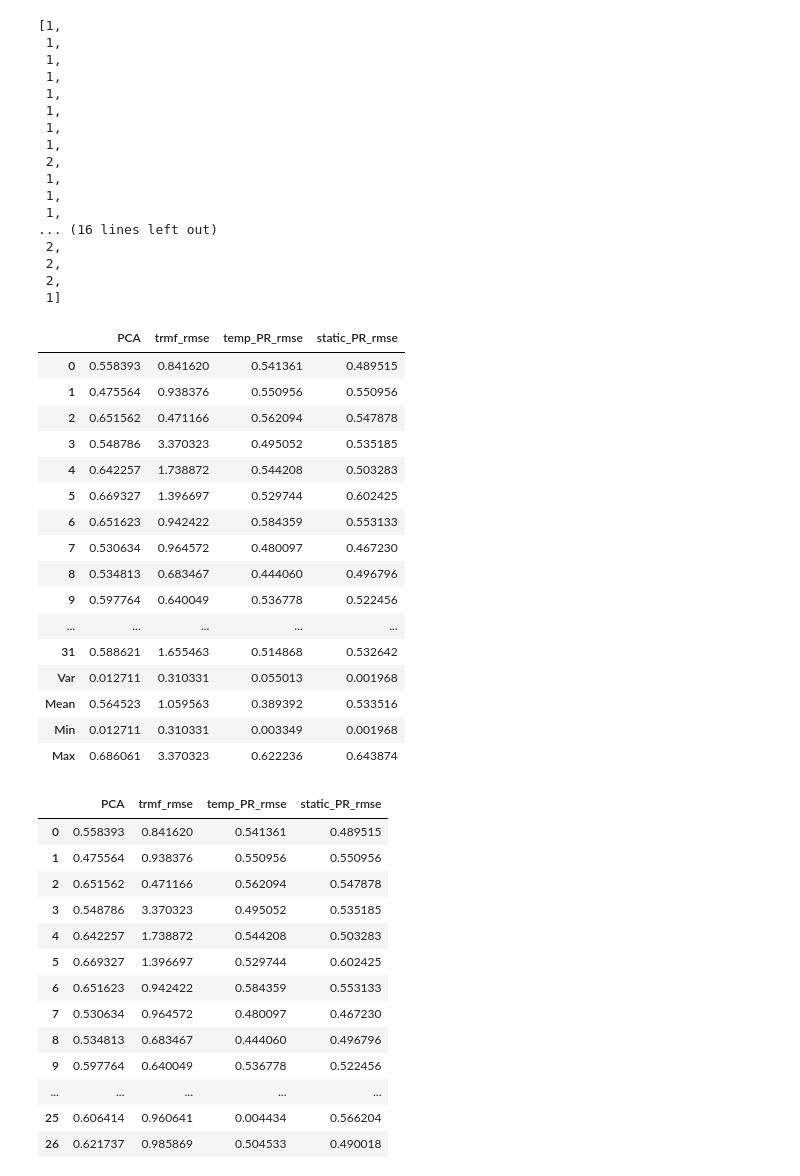
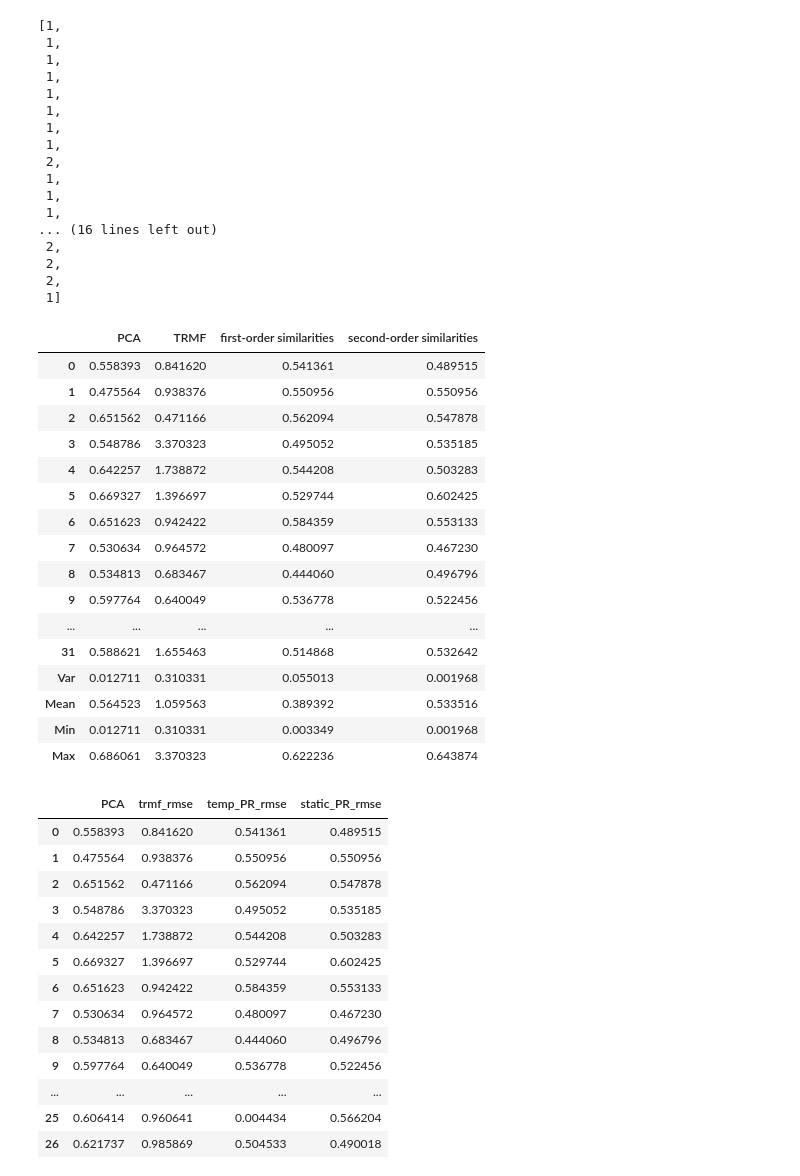
Before and after one commit to sepidCs/codes, a Jupyter notebook: experiments/compare_all_methods.ipynb, the cells around one changed output. Saved outputs shown, nothing was run; the diff lists cells and outputs as text; code cells hidden in the pictures.

```diff
--- a/experiments/compare_all_methods.ipynb
+++ b/experiments/compare_all_methods.ipynb
@@ -419,26 +437,27 @@ num_comp_list
  2,
  2,
  1]
-# %%
-dataframe
-# %% [output]
-|  | PCA | trmf_rmse | temp_PR_rmse | static_PR_rmse |
-| 0 | 0.558393 | 0.841620 | 0.541361 | 0.489515 |
-| 1 | 0.475564 | 0.938376 | 0.550956 | 0.550956 |
-| 2 | 0.651562 | 0.471166 | 0.562094 | 0.547878 |
-| 3 | 0.548786 | 3.370323 | 0.495052 | 0.535185 |
-| 4 | 0.642257 | 1.738872 | 0.544208 | 0.503283 |
-| 5 | 0.669327 | 1.396697 | 0.529744 | 0.602425 |
-| 6 | 0.651623 | 0.942422 | 0.584359 | 0.553133 |
-| 7 | 0.530634 | 0.964572 | 0.480097 | 0.467230 |
-| 8 | 0.534813 | 0.683467 | 0.444060 | 0.496796 |
-| 9 | 0.597764 | 0.640049 | 0.536778 | 0.522456 |
-| ... | ... | ... | ... | ... |
-| 31 | 0.588621 | 1.655463 | 0.514868 | 0.532642 |
-| Var | 0.012711 | 0.310331 | 0.055013 | 0.001968 |
-| Mean | 0.564523 | 1.059563 | 0.389392 | 0.533516 |
-| Min | 0.012711 | 0.310331 | 0.003349 | 0.001968 |
-| Max | 0.686061 | 3.370323 | 0.622236 | 0.643874 |
+# %%
+dataframe = dataframe.rename(columns={'PCA': 'PCA','trmf_rmse':'TRMF','temp_PR_rmse':'first-order similarities','static_PR_rmse':'second-order similarities'})
+dataframe
+# %% [output]
+|  | PCA | TRMF | first-order similarities | second-order similarities |
+| 0 | 0.558393 | 0.841620 | 0.541361 | 0.489515 |
+| 1 | 0.475564 | 0.938376 | 0.550956 | 0.550956 |
+| 2 | 0.651562 | 0.471166 | 0.562094 | 0.547878 |
+| 3 | 0.548786 | 3.370323 | 0.495052 | 0.535185 |
+| 4 | 0.642257 | 1.738872 | 0.544208 | 0.503283 |
+| 5 | 0.669327 | 1.396697 | 0.529744 | 0.602425 |
+| 6 | 0.651623 | 0.942422 | 0.584359 | 0.553133 |
+| 7 | 0.530634 | 0.964572 | 0.480097 | 0.467230 |
+| 8 | 0.534813 | 0.683467 | 0.444060 | 0.496796 |
+| 9 | 0.597764 | 0.640049 | 0.536778 | 0.522456 |
+| ... | ... | ... | ... | ... |
+| 31 | 0.588621 | 1.655463 | 0.514868 | 0.532642 |
+| Var | 0.012711 | 0.310331 | 0.055013 | 0.001968 |
+| Mean | 0.564523 | 1.059563 | 0.389392 | 0.533516 |
+| Min | 0.012711 | 0.310331 | 0.003349 | 0.001968 |
+| Max | 0.686061 | 3.370323 | 0.622236 | 0.643874 |
 # %%
 dataframe.loc['Var'] =list(dataframe.var())
 dataframe.loc['Mean'] =list(dataframe.mean())
```
Also changed, not shown: parts of 11 cells of this notebook.
